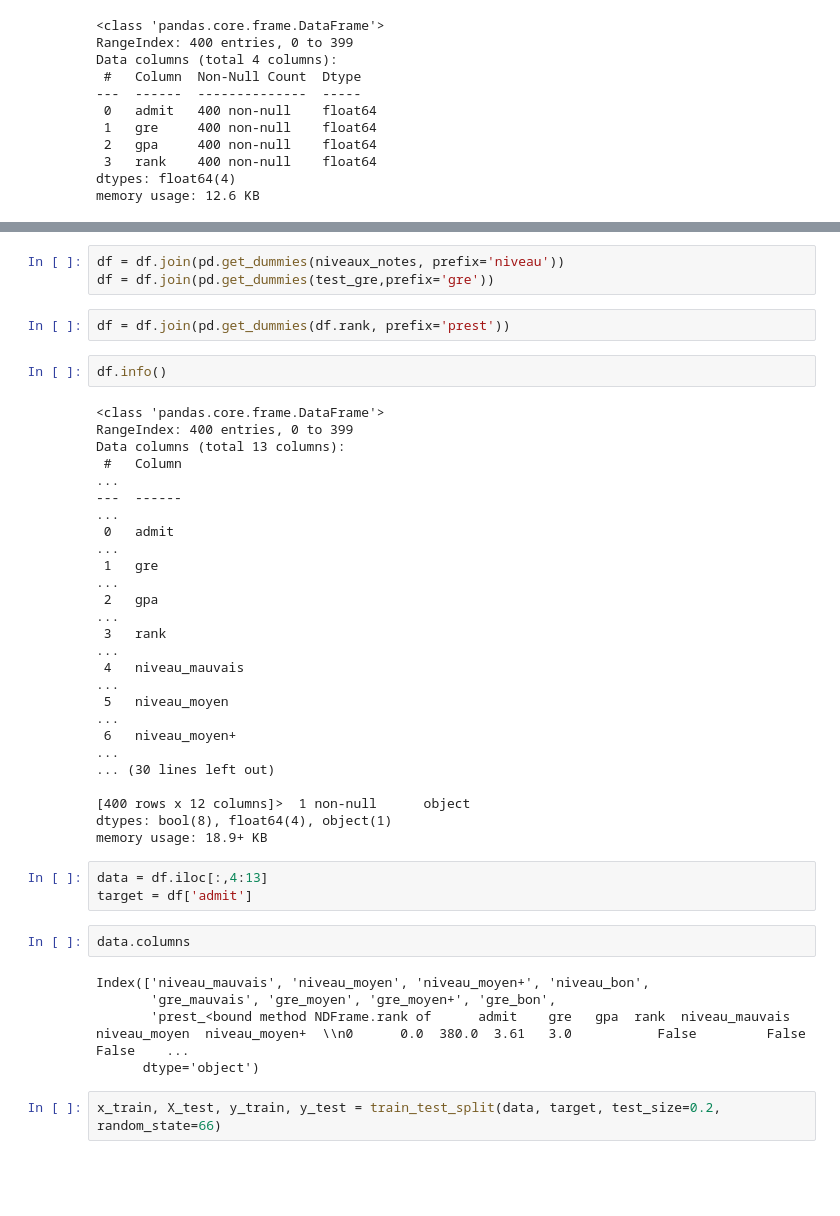
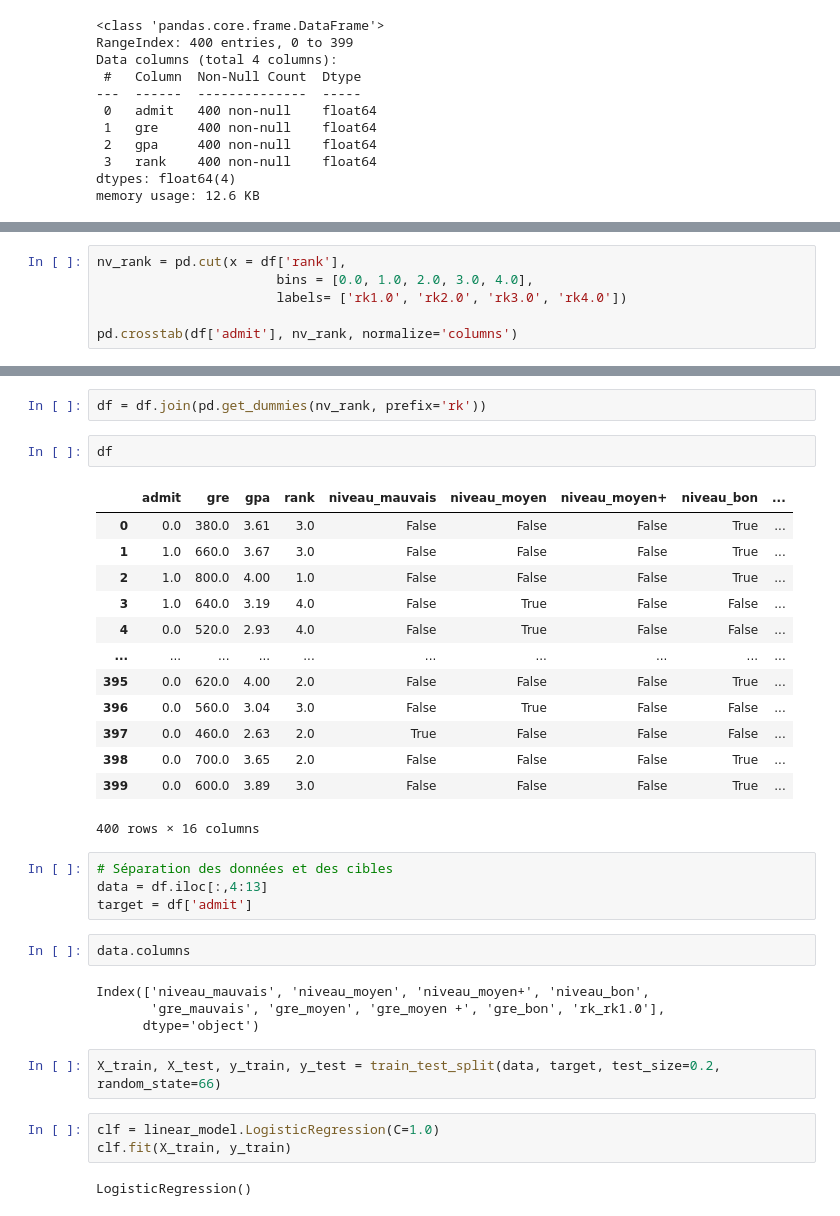
Before and after one commit to Gsasana/ClassificationRgLogistique, a Jupyter notebook: Book.ipynb, the cells around one changed output, grey strips where cells are left out. Cells and saved outputs as stored; diff of their text form; blank space fills up the shorter version.

```diff
--- a/Book.ipynb
+++ b/Book.ipynb
@@ -30,0 +73,6 @@ memory usage: 12.6 KB
+# %%
+nv_rank = pd.cut(x = df['rank'],
+                       bins = [0.0, 1.0, 2.0, 3.0, 4.0],
+                       labels= ['rk1.0', 'rk2.0', 'rk3.0', 'rk4.0'])
+
+pd.crosstab(df['admit'], nv_rank, normalize='columns')
@@ -60,37 +103,35 @@ pd.crosstab(df['admit'], niveaux_notes, normalize='columns')
 # %%
-df = df.join(pd.get_dummies(niveaux_notes, prefix='niveau'))
-df = df.join(pd.get_dummies(test_gre,prefix='gre'))
+df = df.join(pd.get_dummies(nv_rank, prefix='rk'))
-# %%
-df = df.join(pd.get_dummies(df.rank, prefix='prest'))
 # %%
-df.info()
+df
 # %% [output]
+|  | admit | gre | gpa | rank | niveau_mauvais | niveau_moyen | niveau_moyen+ | niveau_bon | ... |
+| 0 | 0.0 | 380.0 | 3.61 | 3.0 | False | False | False | True | ... |
+| 1 | 1.0 | 660.0 | 3.67 | 3.0 | False | False | False | True | ... |
+| 2 | 1.0 | 800.0 | 4.00 | 1.0 | False | False | False | True | ... |
+| 3 | 1.0 | 640.0 | 3.19 | 4.0 | False | True | False | False | ... |
+| 4 | 0.0 | 520.0 | 2.93 | 4.0 | False | True | False | False | ... |
+| ... | ... | ... | ... | ... | ... | ... | ... | ... | ... |
+| 395 | 0.0 | 620.0 | 4.00 | 2.0 | False | False | False | True | ... |
+| 396 | 0.0 | 560.0 | 3.04 | 3.0 | False | True | False | False | ... |
+| 397 | 0.0 | 460.0 | 2.63 | 2.0 | True | False | False | False | ... |
+| 398 | 0.0 | 700.0 | 3.65 | 2.0 | False | False | False | True | ... |
+| 399 | 0.0 | 600.0 | 3.89 | 3.0 | False | False | False | True | ... |
-<class 'pandas.core.frame.DataFrame'>
-RangeIndex: 400 entries, 0 to 399
-Data columns (total 13 columns):
- #   Column                                                                                                                                                                                              ...
----  ------                                                                                                                                                                                              ...
- 0   admit                                                                                                                                                                                               ...
- 1   gre                                                                                                                                                                                                 ...
- 2   gpa                                                                                                                                                                                                 ...
- 3   rank                                                                                                                                                                                                ...
- 4   niveau_mauvais                                                                                                                                                                                      ...
- 5   niveau_moyen                                                                                                                                                                                        ...
- 6   niveau_moyen+                                                                                                                                                                                       ...
-... (30 lines left out)
-
-[400 rows x 12 columns]>  1 non-null      object
-dtypes: bool(8), float64(4), object(1)
-memory usage: 18.9+ KB
+400 rows × 16 columns
 # %%
+# Séparation des données et des cibles
 data = df.iloc[:,4:13]
 target = df['admit']
 # %%
 data.columns
 # %% [output]
 Index(['niveau_mauvais', 'niveau_moyen', 'niveau_moyen+', 'niveau_bon',
-       'gre_mauvais', 'gre_moyen', 'gre_moyen+', 'gre_bon',
-       'prest_<bound method NDFrame.rank of      admit    gre   gpa  rank  niveau_mauvais  niveau_moyen  niveau_moyen+  \\n0      0.0  380.0  3.61   3.0           False         False          False    ...
+       'gre_mauvais', 'gre_moyen', 'gre_moyen +', 'gre_bon', 'rk_rk1.0'],
       dtype='object')
 # %%
-x_train, X_test, y_train, y_test = train_test_split(data, target, test_size=0.2, random_state=66)
+X_train, X_test, y_train, y_test = train_test_split(data, target, test_size=0.2, random_state=66)
+# %%
+clf = linear_model.LogisticRegression(C=1.0)
+clf.fit(X_train, y_train)
+# %% [output]
+LogisticRegression()
```
Also changed, not shown: parts of 16 cells of this notebook.
